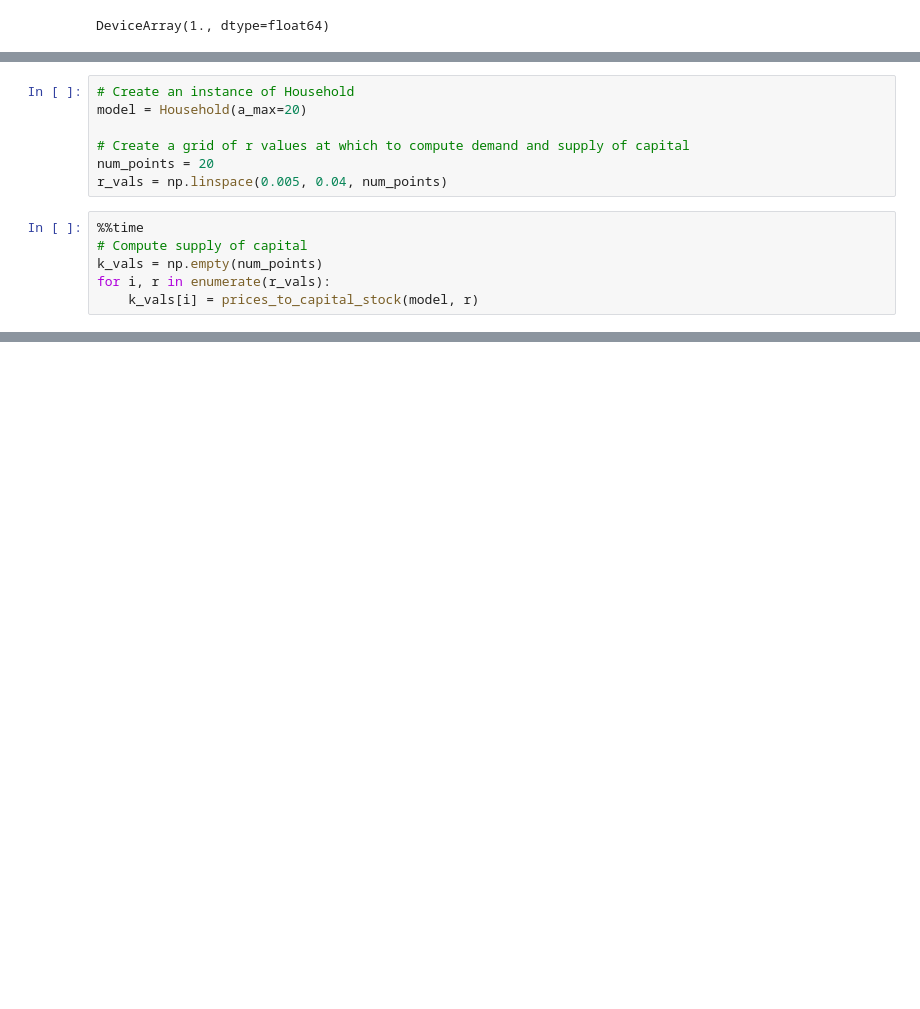
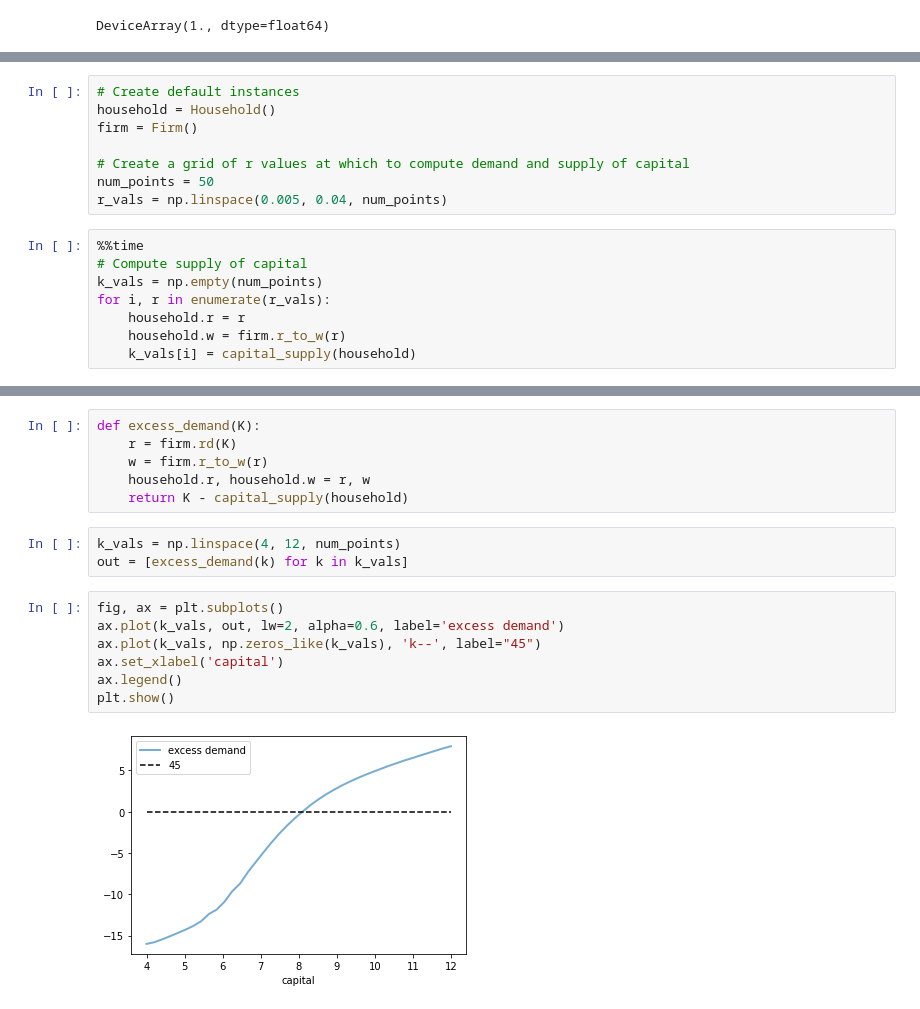
Before and after one commit to QuantEcon/cbc_workshops, a Jupyter notebook: aiyagari/aiyagari_jax.ipynb, the cells around one changed output, grey strips where cells are left out. Saved outputs shown, nothing was run; the diff lists cells and outputs as text; blank space fills up the shorter version.

```diff
--- a/aiyagari/aiyagari_jax.ipynb
+++ b/aiyagari/aiyagari_jax.ipynb
@@ -474,16 +500,19 @@ The following code draws aggregate supply and demand curves.
 
 The intersection gives equilibrium interest rates and capital.
 # %%
-# Create an instance of Household
-model = Household(a_max=20)
+# Create default instances
+household = Household()
+firm = Firm()
 
 # Create a grid of r values at which to compute demand and supply of capital
-num_points = 20
+num_points = 50
 r_vals = np.linspace(0.005, 0.04, num_points)
 # %%
 %%time
 # Compute supply of capital
 k_vals = np.empty(num_points)
 for i, r in enumerate(r_vals):
-    k_vals[i] = prices_to_capital_stock(model, r)
+    household.r = r
+    household.w = firm.r_to_w(r)
+    k_vals[i] = capital_supply(household)
 # %% [output]
@@ -503,2 +534,20 @@ plt.show()
 # %% [output]
 [figure]
+# %%
+def excess_demand(K):
+    r = firm.rd(K)
+    w = firm.r_to_w(r)
+    household.r, household.w = r, w
+    return K - capital_supply(household)
+# %%
+k_vals = np.linspace(4, 12, num_points)
+out = [excess_demand(k) for k in k_vals]
+# %%
+fig, ax = plt.subplots()
+ax.plot(k_vals, out, lw=2, alpha=0.6, label='excess demand')
+ax.plot(k_vals, np.zeros_like(k_vals), 'k--', label="45")
+ax.set_xlabel('capital')
+ax.legend()
+plt.show()
+# %% [output]
+[figure, added]
```
Also changed, not shown: parts of 39 cells of this notebook, 1 other file.
